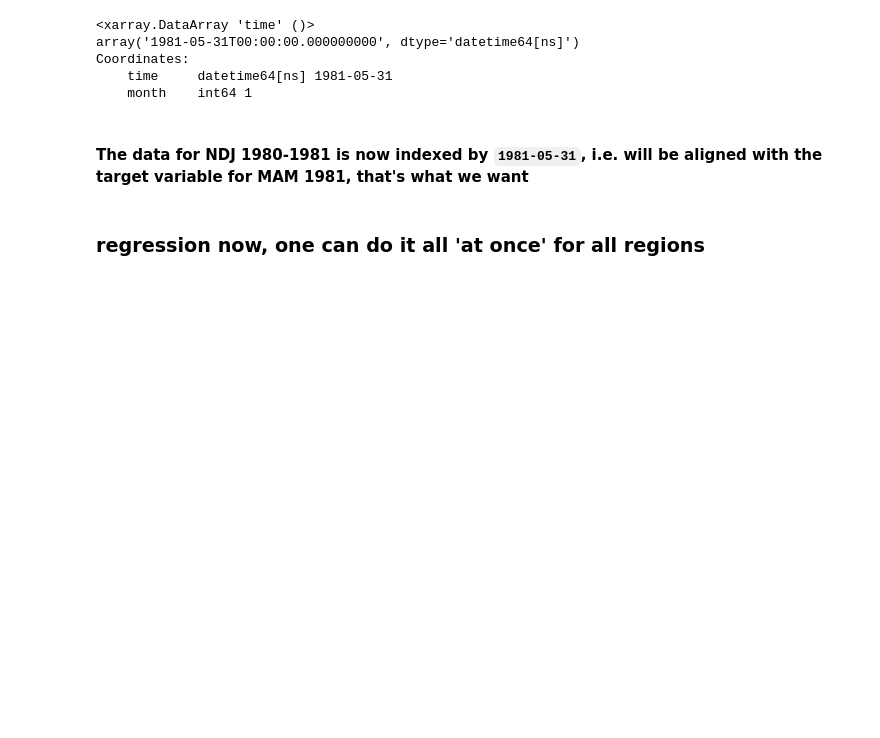
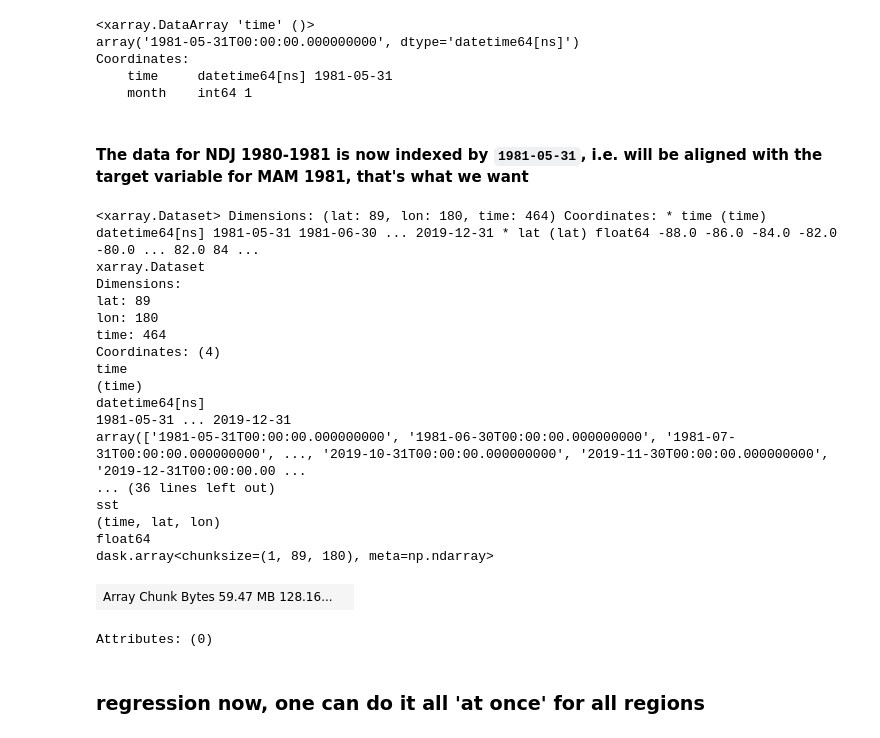
Before and after one commit to nicolasfauchereau/ML4seas, a Jupyter notebook: targets/netcdf/align_targets_and_GCMs.ipynb, the cells around one changed output. Cells and saved outputs as stored; diff of their text form; code cells hidden in the pictures; blank space fills up the shorter version.

```diff
--- a/targets/netcdf/align_targets_and_GCMs.ipynb
+++ b/targets/netcdf/align_targets_and_GCMs.ipynb
@@ -394,3 +406,25 @@ dset_ersst, dset_target = xr.align(dset_ersst, dset_target)
+# %%
+dset_ersst
+# %% [output]
+<xarray.Dataset> Dimensions: (lat: 89, lon: 180, time: 464) Coordinates: * time (time) datetime64[ns] 1981-05-31 1981-06-30 ... 2019-12-31 * lat (lat) float64 -88.0 -86.0 -84.0 -82.0 -80.0 ... 82.0 84 ...
+xarray.Dataset
+Dimensions:
+lat: 89
+lon: 180
+time: 464
+Coordinates: (4)
+time
+(time)
+datetime64[ns]
+1981-05-31 ... 2019-12-31
+array(['1981-05-31T00:00:00.000000000', '1981-06-30T00:00:00.000000000', '1981-07-31T00:00:00.000000000', ..., '2019-10-31T00:00:00.000000000', '2019-11-30T00:00:00.000000000', '2019-12-31T00:00:00.00 ...
+... (36 lines left out)
+sst
+(time, lat, lon)
+float64
+dask.array<chunksize=(1, 89, 180), meta=np.ndarray>
+| Array Chunk Bytes 59.47 MB 128.16... |  |
+Attributes: (0)
 # %% [markdown]
 ### regression now, one can do it all 'at once' for all regions
 # %%
```
Also changed, not shown: parts of 19 cells of this notebook.
